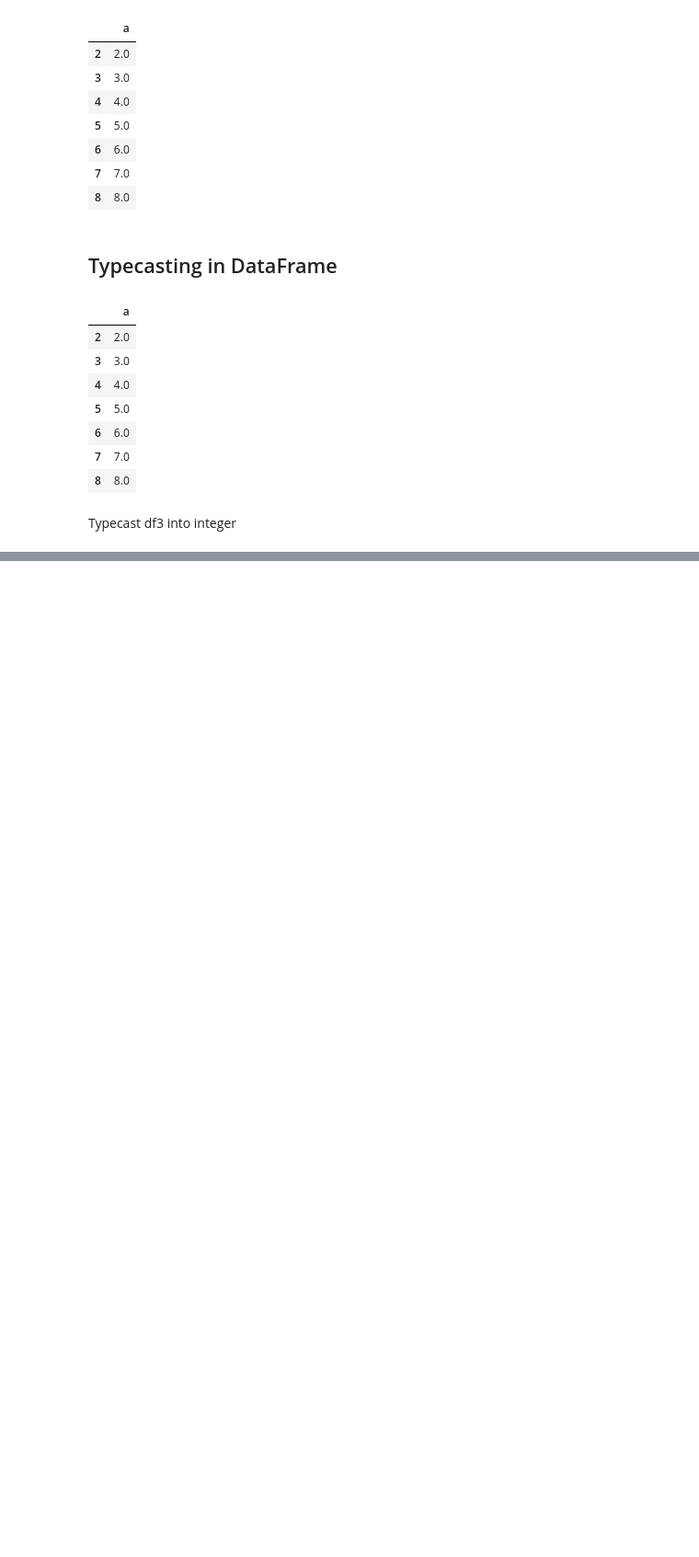
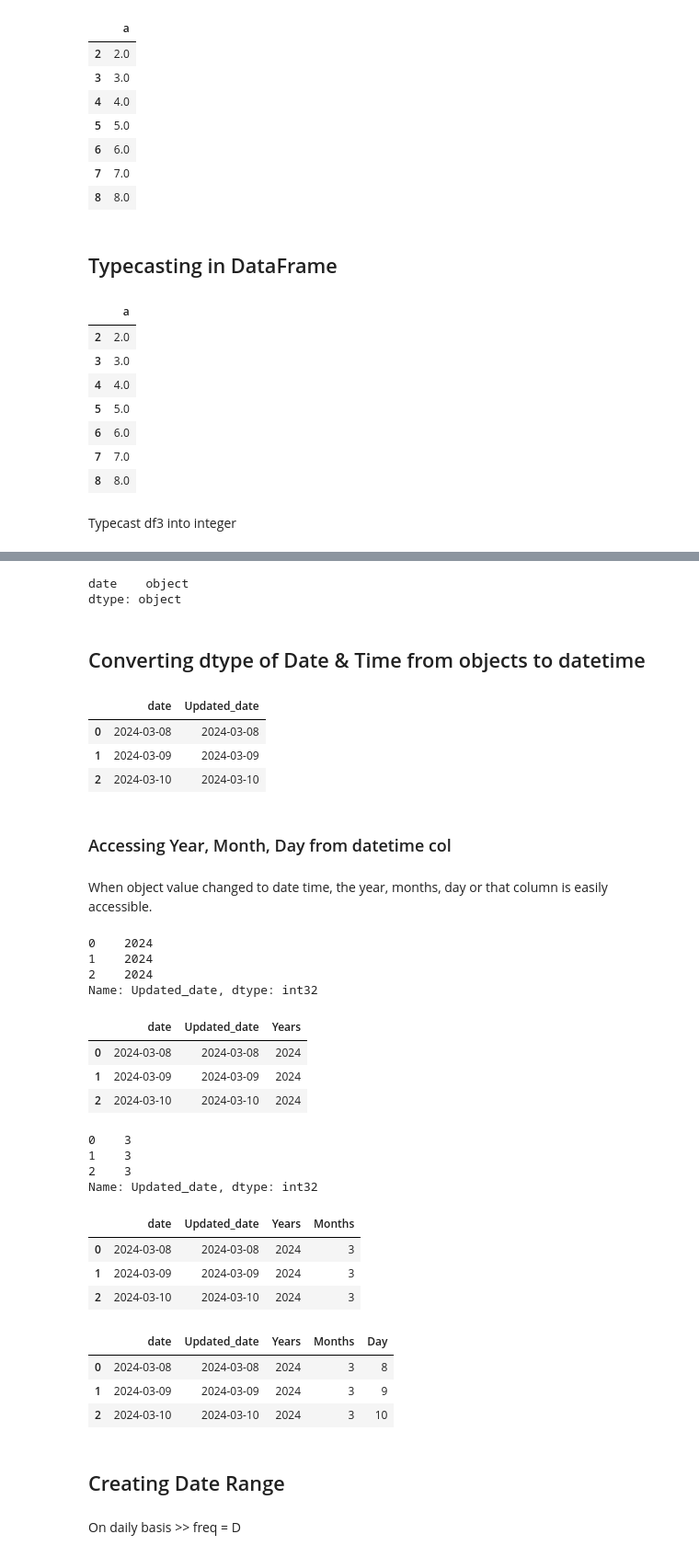
Before and after one commit to prA-G/DailyPythonNotes, a Jupyter notebook: 19_Pandas_Advance.ipynb, the cells around one changed output, grey strips where cells are left out. Shown at 92% size. Drawn from its saved outputs; the diff is of its cells as text; code cells hidden in the pictures; blank space fills up the shorter version.

Commit message:
Date & Time concepts in Pandas

```diff
--- a/19_Pandas_Advance.ipynb
+++ b/19_Pandas_Advance.ipynb
@@ -1978,0 +2103,65 @@ df3['a_int']= df3['a'].astype(int)
+# %%
+df.dtypes
+# %% [output]
+date    object
+dtype: object
+# %% [markdown]
+## Converting dtype of Date & Time from objects to datetime
+# %%
+df["Updated_date"] = pd.to_datetime(df["date"])  #dtype = datetime
+# %%
+df
+# %% [output]
+|  | date | Updated_date |
+| 0 | 2024-03-08 | 2024-03-08 |
+| 1 | 2024-03-09 | 2024-03-09 |
+| 2 | 2024-03-10 | 2024-03-10 |
+# %% [markdown]
+### Accessing Year, Month, Day from datetime col
+# %% [markdown]
+When object value changed to date time, the year, months, day or that column is easily accessible.
+# %%
+df["Updated_date"].dt.year
+# %% [output]
+0    2024
+1    2024
+2    2024
+Name: Updated_date, dtype: int32
+# %%
+df["Years"] = df["Updated_date"].dt.year
+# %%
+df
+# %% [output]
+|  | date | Updated_date | Years |
+| 0 | 2024-03-08 | 2024-03-08 | 2024 |
+| 1 | 2024-03-09 | 2024-03-09 | 2024 |
+| 2 | 2024-03-10 | 2024-03-10 | 2024 |
+# %%
+df["Updated_date"].dt.month
+# %% [output]
+0    3
+1    3
+2    3
+Name: Updated_date, dtype: int32
+# %%
+df["Months"] = df["Updated_date"].dt.month
+# %%
+df
+# %% [output]
+|  | date | Updated_date | Years | Months |
+| 0 | 2024-03-08 | 2024-03-08 | 2024 | 3 |
+| 1 | 2024-03-09 | 2024-03-09 | 2024 | 3 |
+| 2 | 2024-03-10 | 2024-03-10 | 2024 | 3 |
+# %%
+df["Day"] = df["Updated_date"].dt.day
+# %%
+df
+# %% [output]
+|  | date | Updated_date | Years | Months | Day |
+| 0 | 2024-03-08 | 2024-03-08 | 2024 | 3 | 8 |
+| 1 | 2024-03-09 | 2024-03-09 | 2024 | 3 | 9 |
+| 2 | 2024-03-10 | 2024-03-10 | 2024 | 3 | 10 |
+# %% [markdown]
+## Creating Date Range
+# %% [markdown]
+On daily basis  >> freq = D
```
Also changed, not shown: parts of 20 cells of this notebook.
